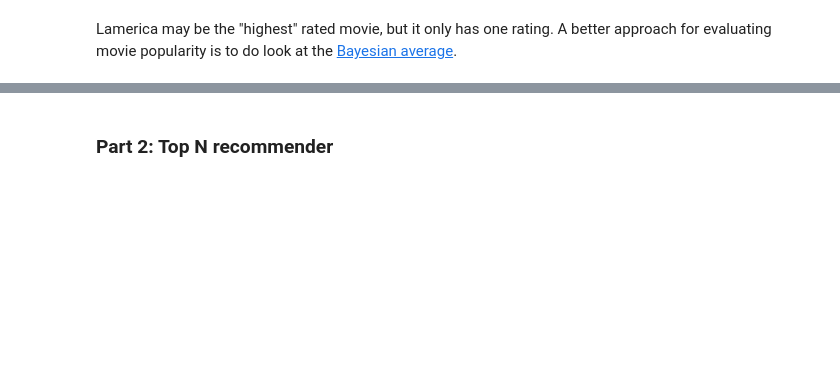
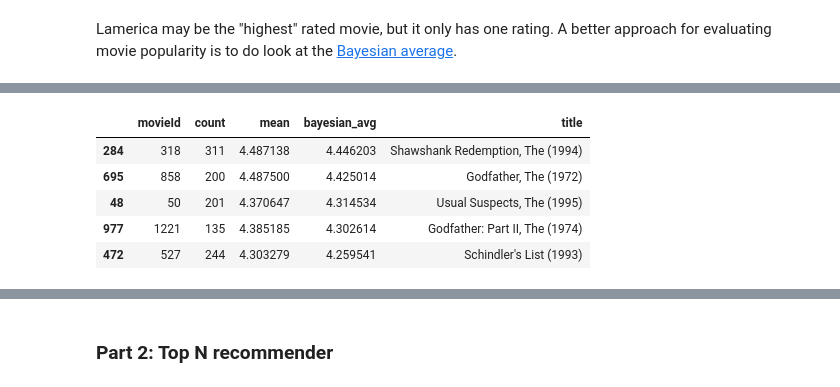
Before and after one commit to topspinj/pydata-workshop, a Jupyter notebook: tutorial.ipynb, the cells around one changed output, grey strips where cells are left out. Saved outputs shown, nothing was run; the diff lists cells and outputs as text; code cells hidden in the pictures; blank space fills up the shorter version.

```diff
--- a/tutorial.ipynb
+++ b/tutorial.ipynb
@@ -118,0 +94,22 @@ Lamerica may be the "highest" rated movie, but it only has one rating. A better
+# %%
+C = movie_stats['count'].mean()
+m = movie_stats['mean'].mean()
+
+def bayesian_avg(ratings):
+    bayesian_avg = (C*m+ratings.sum())/(C+ratings.count())
+    return bayesian_avg
+
+bayesian_avg_ratings = ratings.groupby('movieId')['rating'].agg(bayesian_avg).reset_index()
+bayesian_avg_ratings.columns = ['movieId', 'bayesian_avg']
+movie_stats = movie_stats.merge(bayesian_avg_ratings, on='movieId')
+# %%
+movie_stats = movie_stats.merge(movies[['movieId', 'title']])
+movie_stats = movie_stats.sort_values('bayesian_avg', ascending=False)
+movie_stats.head()
+# %% [output]
+|  | movieId | count | mean | bayesian_avg | title |
+| 284 | 318 | 311 | 4.487138 | 4.446203 | Shawshank Redemption, The (1994) |
+| 695 | 858 | 200 | 4.487500 | 4.425014 | Godfather, The (1972) |
+| 48 | 50 | 201 | 4.370647 | 4.314534 | Usual Suspects, The (1995) |
+| 977 | 1221 | 135 | 4.385185 | 4.302614 | Godfather: Part II, The (1974) |
+| 472 | 527 | 244 | 4.303279 | 4.259541 | Schindler's List (1993) |
```
Also changed, not shown: parts of 13 cells of this notebook.
